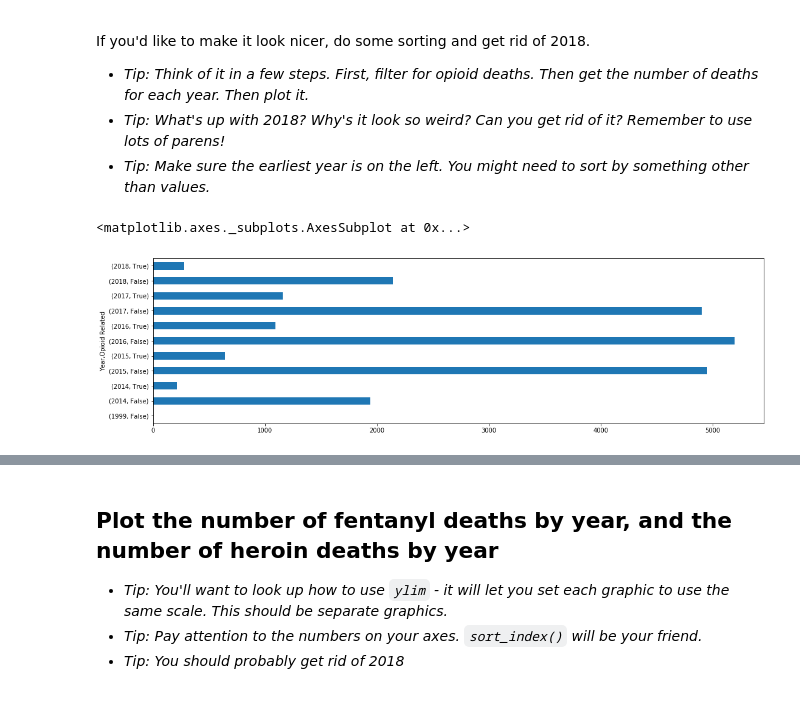
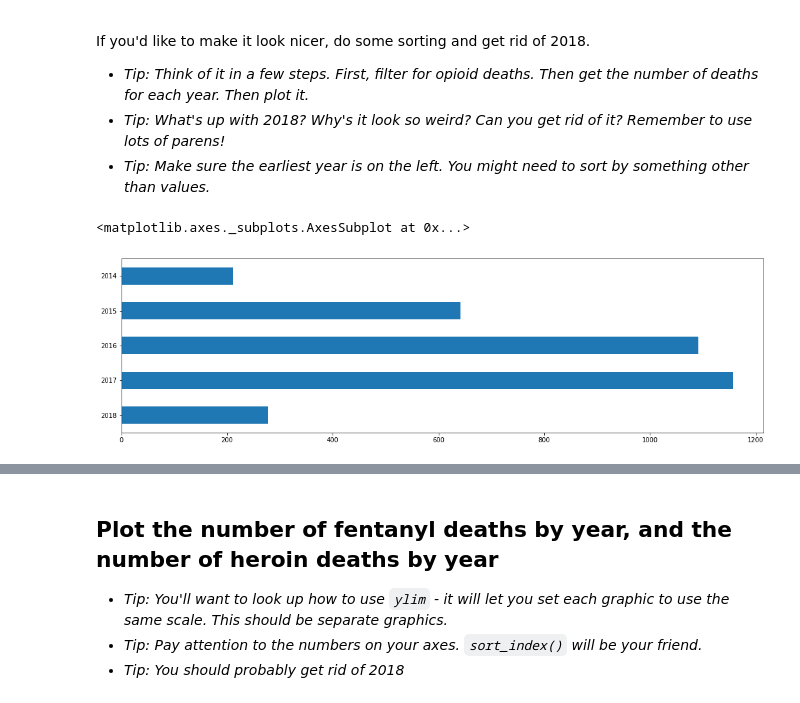
Before and after one commit to domhnallog/07-homework, a Jupyter notebook: 07-Medical-Examiner.ipynb, the cells around one changed output, grey strips where cells are left out. Drawn from its saved outputs; the diff is of its cells as text; code cells hidden in the pictures.

```diff
--- a/07-Medical-Examiner.ipynb
+++ b/07-Medical-Examiner.ipynb
@@ -713,7 +711,7 @@ If you'd like to make it look nicer, do some sorting and get rid of 2018.
 - *Tip: What's up with 2018? Why's it look so weird? Can you get rid of it? Remember to use lots of parens!*
 - *Tip: Make sure the earliest year is on the left. You might need to sort by something other than values.*
 # %%
-df.groupby(by='Year')['Opioid Related'].value_counts().plot(kind='barh', figsize=(18, 5))
+df[df['Opioid Related'] == True]['Year'].value_counts().sort_index(ascending=False).plot(kind='barh', figsize=(18, 5))
 # %% [output]
 <matplotlib.axes._subplots.AxesSubplot at 0x...>
-[figure, old version]
+[figure, new version]
```
Also changed, not shown: parts of 20 cells of this notebook.
